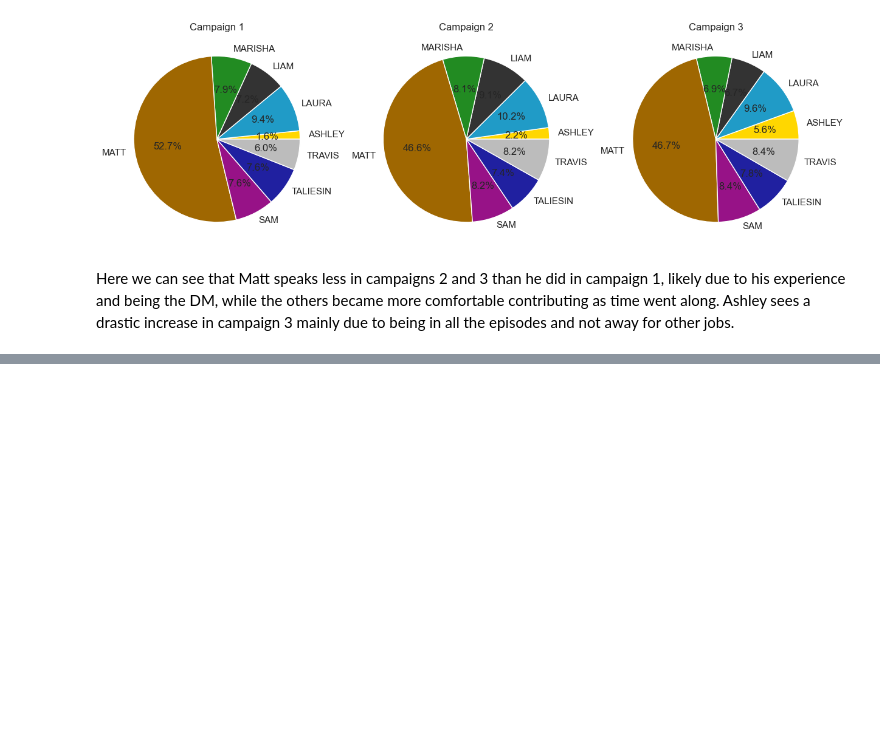
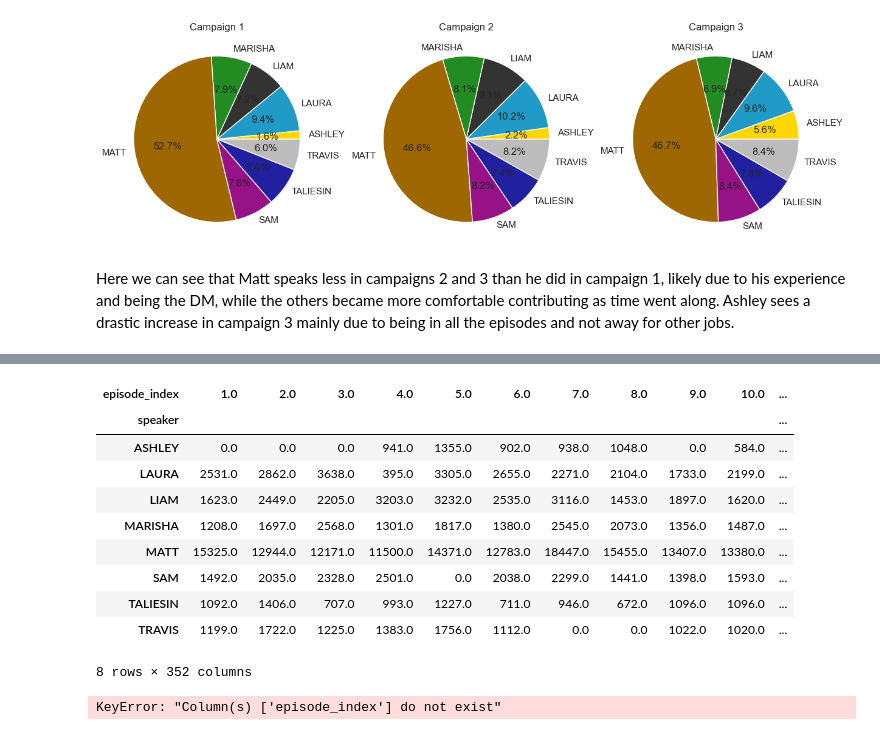
Before and after one commit to wmchad/CritRoleAI, a Jupyter notebook: notebooks/exploration/02_compare_campaigns.ipynb, the cells around one changed output, grey strips where cells are left out. Drawn from its saved outputs; the diff is of its cells as text; code cells hidden in the pictures; blank space fills up the shorter version.

```diff
--- a/notebooks/exploration/02_compare_campaigns.ipynb
+++ b/notebooks/exploration/02_compare_campaigns.ipynb
@@ -352,0 +367,27 @@ Here we can see that Matt speaks less in campaigns 2 and 3 than he did in campai
+# %%
+episode_speaker_words = episode_summary.pivot(index = 'speaker', columns = 'episode_index', values = 'nwords').fillna(0)
+episode_speaker_words
+# %% [output]
+| episode_index | 1.0 | 2.0 | 3.0 | 4.0 | 5.0 | 6.0 | 7.0 | 8.0 | 9.0 | 10.0 | ... |
+| speaker |  |  |  |  |  |  |  |  |  |  | ... |
+| ASHLEY | 0.0 | 0.0 | 0.0 | 941.0 | 1355.0 | 902.0 | 938.0 | 1048.0 | 0.0 | 584.0 | ... |
+| LAURA | 2531.0 | 2862.0 | 3638.0 | 395.0 | 3305.0 | 2655.0 | 2271.0 | 2104.0 | 1733.0 | 2199.0 | ... |
+| LIAM | 1623.0 | 2449.0 | 2205.0 | 3203.0 | 3232.0 | 2535.0 | 3116.0 | 1453.0 | 1897.0 | 1620.0 | ... |
+| MARISHA | 1208.0 | 1697.0 | 2568.0 | 1301.0 | 1817.0 | 1380.0 | 2545.0 | 2073.0 | 1356.0 | 1487.0 | ... |
+| MATT | 15325.0 | 12944.0 | 12171.0 | 11500.0 | 14371.0 | 12783.0 | 18447.0 | 15455.0 | 13407.0 | 13380.0 | ... |
+| SAM | 1492.0 | 2035.0 | 2328.0 | 2501.0 | 0.0 | 2038.0 | 2299.0 | 1441.0 | 1398.0 | 1593.0 | ... |
+| TALIESIN | 1092.0 | 1406.0 | 707.0 | 993.0 | 1227.0 | 711.0 | 946.0 | 672.0 | 1096.0 | 1096.0 | ... |
+| TRAVIS | 1199.0 | 1722.0 | 1225.0 | 1383.0 | 1756.0 | 1112.0 | 0.0 | 0.0 | 1022.0 | 1020.0 | ... |
+8 rows × 352 columns
+# %%
+campaign_arc_episodes = episode_summary[['campaign_no', 'arc_no', 'episode_no', 'episode_index', 'episode_label']].drop_duplicates()
+
+campaign_arc_episodes = campaign_arc_episodes.merge(campaign_arcs, on = ['campaign_no', 'arc_no'])
+campaign_summary = all_episodes \
+    .groupby(['campaign_no', 'campaign']) \
+    .agg({'episode_index': ['min', 'max']}) \
+    .reset_index()
+campaign_summary.columns = ["_".join(col_name).rstrip('_') for col_name in campaign_summary.columns.to_flat_index()]
+campaign_summary
+# %% [output]
+KeyError: "Column(s) ['episode_index'] do not exist"
```
Also changed, not shown: parts of 7 cells of this notebook, 1 other file.
